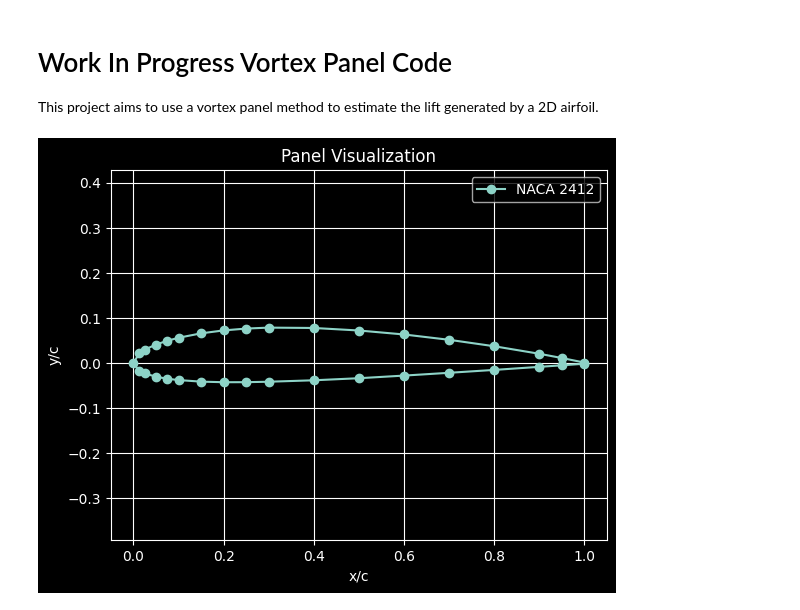
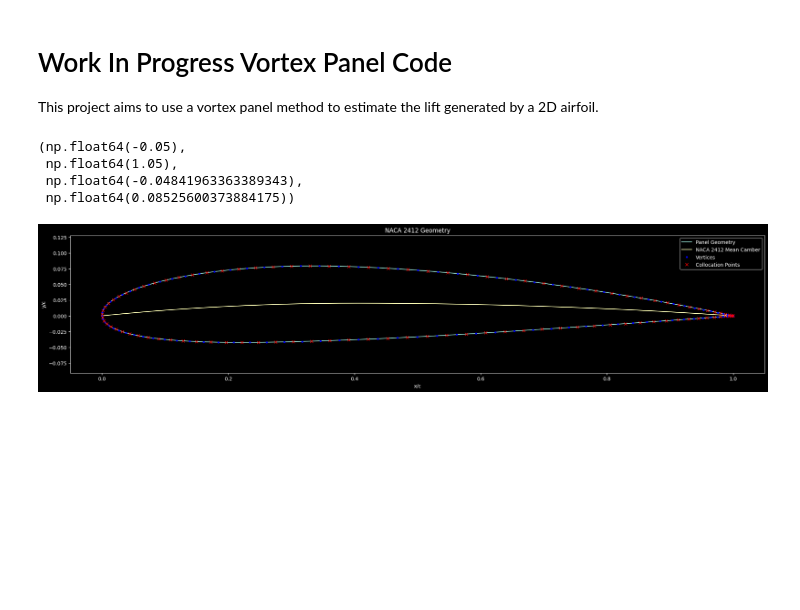
Before and after one commit to bmank52/VortexPanelCode, a Jupyter notebook: Main.ipynb, the cells around one changed output. Saved outputs shown, nothing was run; the diff lists cells and outputs as text; code cells hidden in the pictures; blank space fills up the shorter version.

```diff
--- a/Main.ipynb
+++ b/Main.ipynb
@@ -4,25 +4,77 @@
 This project aims to use a vortex panel method to estimate the lift generated by a 2D airfoil.
 # %%
 import numpy as np
-import pandas as pd
 import matplotlib.pyplot as plt
 
-with open('Airfoils/naca2412.txt', 'r') as f:
-    airfoilName = f.readline().strip()
+naca_4_digit_Airfoil = 2412 #User inputs
+AOA = 10
+U_freestream = 1
+n = 100 #number of panels
 
-airfoilX = [] # x-cord
-airfoilY = [] # y-cord
+#Parse naca 4 digit into geometry parameters
+max_camber = np.floor(naca_4_digit_Airfoil/1000)
+pos_max_camber = np.floor((naca_4_digit_Airfoil - (max_camber*1000))/100)
+t2c = naca_4_digit_Airfoil - (max_camber*1000) - (pos_max_camber*100)
+max_camber = max_camber / 100
+pos_max_camber = pos_max_camber / 10
+t2c = t2c / 100
 
-cords = np.loadtxt('Airfoils/naca2412.txt', skiprows=1)
-airfoilX = cords[:,0]
-airfoilY = cords[:,1]
+#camber line
+def camber_line_cord(max_camber, pos_max_camber, t2c,x):
+    if x < pos_max_camber:
+        yc = max_camber/pos_max_camber**2 * (2 * pos_max_camber * x - x ** 2)
+        dyc_dx = (2 * max_camber / pos_max_camber**2) * (pos_max_camber - x)
+    else:
+        yc = max_camber/(1-pos_max_camber)**2 * (1-2*pos_max_camber + 2*pos_max_camber * x - x**2)
+        dyc_dx = (2* max_camber / (1-pos_max_camber)**2)  * ( pos_max_camber - x)
+    return [yc, dyc_dx]
 
-plt.plot(airfoilX,airfoilY, marker='o', label= airfoilName)
-plt.title("Panel Visualization")
+#cosine spacing to better capture leading edge
+beta = np.linspace(0, np.pi, int(n/2) + 1)
+x = (1 - np.cos(beta)) / 2
+
+yc = np.zeros(len(x))
+dyc_dx = np.zeros(len(x))
+for i in range(len(x)):
+    yc[i] = camber_line_cord(max_camber, pos_max_camber, t2c,x[i])[0]
+    dyc_dx[i] = camber_line_cord(max_camber, pos_max_camber, t2c,x[i])[1]
+theta = np.arctan(dyc_dx)
+
+#Thickness
+yt = t2c * 5 * (0.2969 * np.sqrt(x) - .1260 * x - .3516 * x ** 2 + 0.2843 * x ** 3 - 0.1036 * x ** 4)   #using 0.1036 instead of 0.1015 to close trailing edge
+
+xu = x - yt * np.sin(theta)  #upper cords
+yu = yc + yt * np.cos(theta)
+xl = x + yt * np.sin(theta) #lower cords
+yl = yc - yt * np.cos(theta)
+
+
+X_vort = np.concatenate((np.flip(xl)[0:-1], xu))  #combine upper and lower curves, order from lower TE to LE to upper TE
+Y_vort = np.concatenate((np.flip(yl)[0:-1], yu))
+
+#Create Collocation points
+X_coll = np.zeros(len(X_vort) - 1)
+Y_coll = np.zeros(len(X_vort) - 1)
+
+for i in range(len(X_coll)):
+    X_coll[i] = 0.5 * (X_vort[i] + X_vort[i + 1])
+    Y_coll[i] = 0.5 * (Y_vort[i] + Y_vort[i+1])
+
+
+
+plt.figure(figsize=(25, 5)) # Aspect ratio to see the curve better
+plt.plot(X_vort, Y_vort, label='Panel Geometry')
+plt.plot(x, yc, label=f'NACA {naca_4_digit_Airfoil} Mean Camber')
+plt.plot(X_vort, Y_vort, 'bo', markersize=3, label='Vertices')
+plt.plot(X_coll, Y_coll, 'rx', label='Collocation Points')
+plt.legend()
+plt.title(f"NACA {naca_4_digit_Airfoil} Geometry")
 plt.xlabel("x/c")
 plt.ylabel("y/c")
 plt.axis('equal')
-plt.legend()
-plt.grid(True)
 # %% [output]
+(np.float64(-0.05),
+ np.float64(1.05),
+ np.float64(-0.04841963363389343),
+ np.float64(0.08525600373884175))
-[figure, old version]
+[figure, new version]
```
Also changed, not shown: parts of 5 cells of this notebook.
